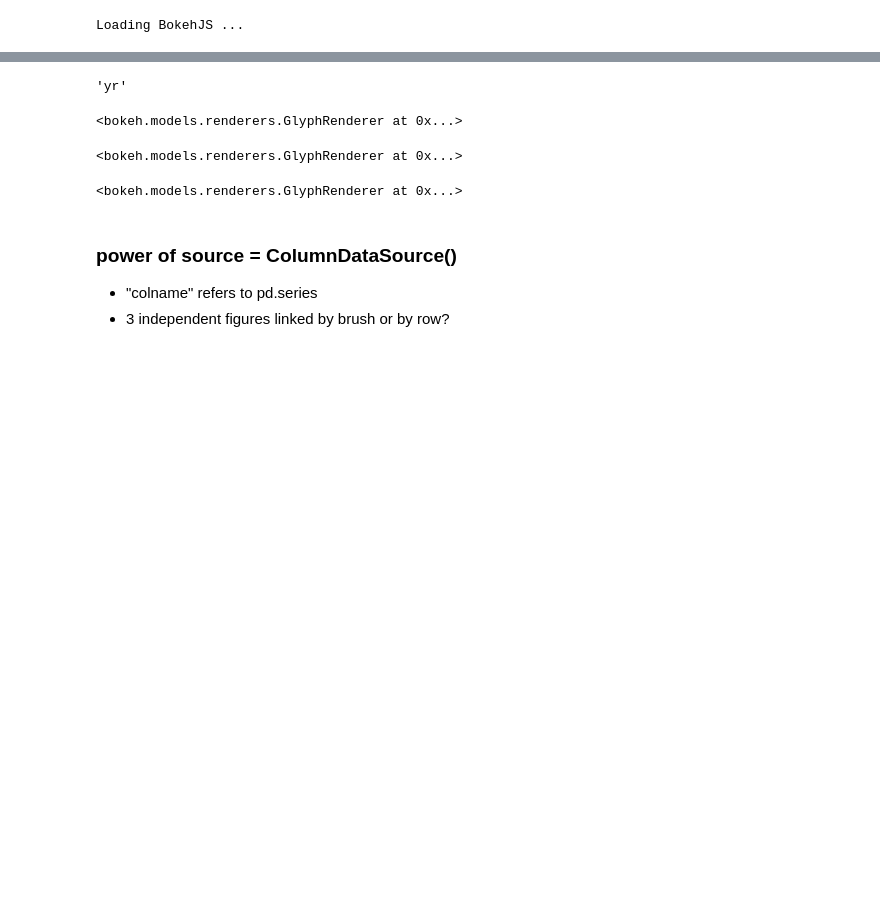
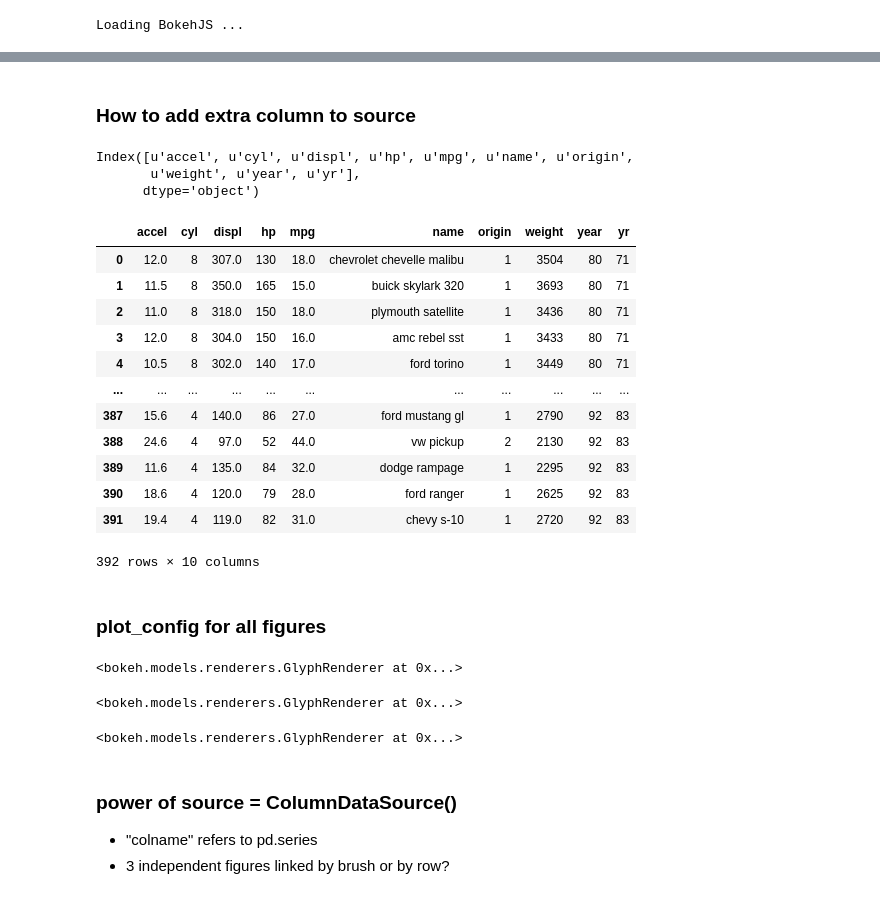
Before and after one commit to EmbraceLife/ipyviz, a Jupyter notebook: scripts/Link 3 independent figures by brush or by row when selecting.ipynb, the cells around one changed output, grey strips where cells are left out. Saved outputs shown, nothing was run; the diff lists cells and outputs as text; code cells hidden in the pictures; blank space fills up the shorter version.

```diff
--- a/scripts/Link 3 independent figures by brush or by row when selecting.ipynb
+++ b/scripts/Link 3 independent figures by brush or by row when selecting.ipynb
@@ -8,6 +8,10 @@ Loading BokehJS ...
 # %%
 from bokeh.models import ColumnDataSource
 from bokeh.layouts import gridplot
+from IPython.display import display
+import pandas as pd
+pd.set_option('display.max_rows', 10)
+pd.set_option('display.max_columns', 10)
 # %%
 # convert pd.dataframe into dict, stored by columndatasource
 source = ColumnDataSource(autompg.to_dict("list")) # doc is good enoughb
@@ -14,11 +44,33 @@ source = ColumnDataSource(autompg.to_dict("list")) # doc is good enoughb
+# %% [markdown]
+### How to add extra column to source
 # %%
-source.add(autompg["yr"], name="yr") # add a new column from a diff dataset usually
+source.add(autompg["yr"]+10, name="year") # add a new column from a diff dataset usually
+display(pd.DataFrame(source.data).columns)
+
+display(pd.DataFrame(source.data))
 # %% [output]
-'yr'
+Index([u'accel', u'cyl', u'displ', u'hp', u'mpg', u'name', u'origin',
+       u'weight', u'year', u'yr'],
+      dtype='object')
+|  | accel | cyl | displ | hp | mpg | name | origin | weight | year | yr |
+| 0 | 12.0 | 8 | 307.0 | 130 | 18.0 | chevrolet chevelle malibu | 1 | 3504 | 80 | 71 |
+| 1 | 11.5 | 8 | 350.0 | 165 | 15.0 | buick skylark 320 | 1 | 3693 | 80 | 71 |
+| 2 | 11.0 | 8 | 318.0 | 150 | 18.0 | plymouth satellite | 1 | 3436 | 80 | 71 |
+| 3 | 12.0 | 8 | 304.0 | 150 | 16.0 | amc rebel sst | 1 | 3433 | 80 | 71 |
+| 4 | 10.5 | 8 | 302.0 | 140 | 17.0 | ford torino | 1 | 3449 | 80 | 71 |
+| ... | ... | ... | ... | ... | ... | ... | ... | ... | ... | ... |
+| 387 | 15.6 | 4 | 140.0 | 86 | 27.0 | ford mustang gl | 1 | 2790 | 92 | 83 |
+| 388 | 24.6 | 4 | 97.0 | 52 | 44.0 | vw pickup | 2 | 2130 | 92 | 83 |
+| 389 | 11.6 | 4 | 135.0 | 84 | 32.0 | dodge rampage | 1 | 2295 | 92 | 83 |
+| 390 | 18.6 | 4 | 120.0 | 79 | 28.0 | ford ranger | 1 | 2625 | 92 | 83 |
+| 391 | 19.4 | 4 | 119.0 | 82 | 31.0 | chevy s-10 | 1 | 2720 | 92 | 83 |
+392 rows × 10 columns
 # %%
 # set plotting configurations first
 plot_config = dict(plot_width=300, plot_height=300,
                    tools="pan,wheel_zoom,box_zoom,box_select,lasso_select")
+# %% [markdown]
+### plot_config for all figures
 # %%
 # create a figure and plot curve of circles
 p1 = figure(title="MPG by Year", **plot_config)
```
Also changed, not shown: parts of 4 cells of this notebook, 27 other files.
